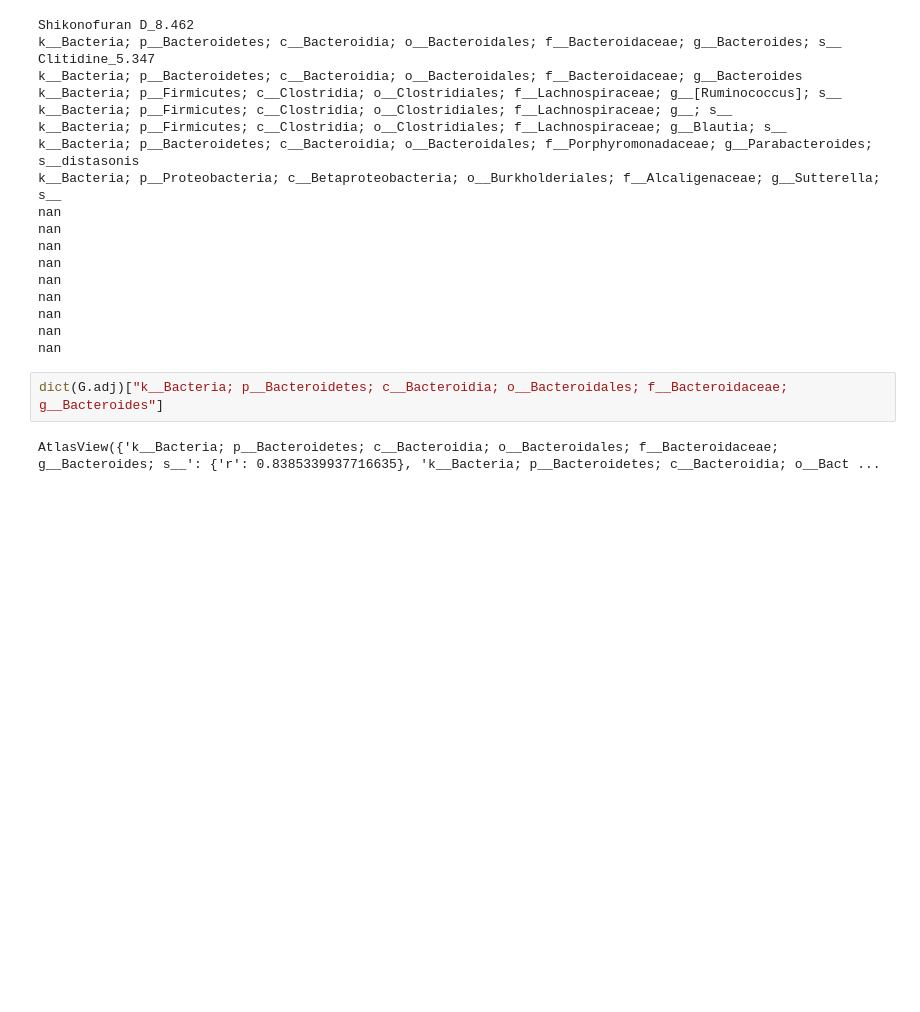
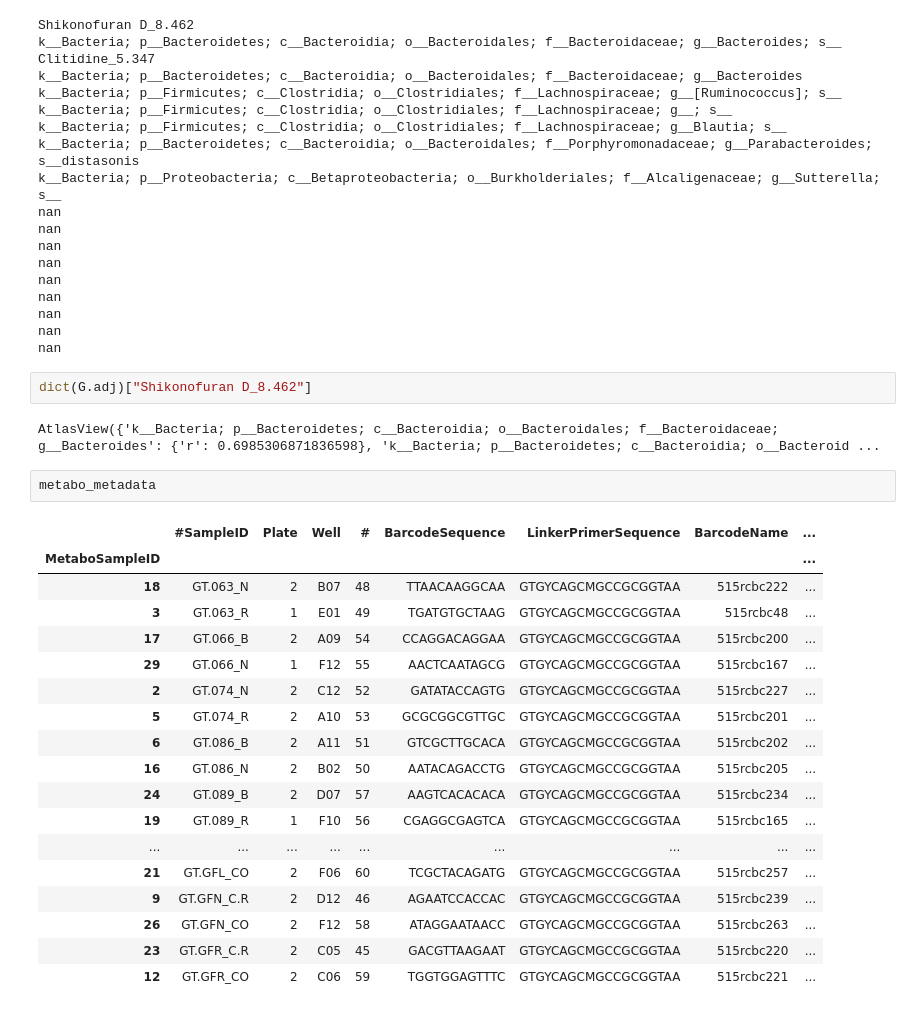
Before and after one commit to sterrettJD/GT-micro-metabo, a Jupyter notebook: analysis/Network.ipynb, the cells around one changed output. Saved outputs shown, nothing was run; the diff lists cells and outputs as text; blank space fills up the shorter version.

```diff
--- a/analysis/Network.ipynb
+++ b/analysis/Network.ipynb
@@ -551,7 +673,28 @@ nan
 nan
 nan
 nan
-# %%
-dict(G.adj)["k__Bacteria; p__Bacteroidetes; c__Bacteroidia; o__Bacteroidales; f__Bacteroidaceae; g__Bacteroides"]
-# %% [output]
-AtlasView({'k__Bacteria; p__Bacteroidetes; c__Bacteroidia; o__Bacteroidales; f__Bacteroidaceae; g__Bacteroides; s__': {'r': 0.8385339937716635}, 'k__Bacteria; p__Bacteroidetes; c__Bacteroidia; o__Bact ...
+# %%
+dict(G.adj)["Shikonofuran D_8.462"]
+# %% [output]
+AtlasView({'k__Bacteria; p__Bacteroidetes; c__Bacteroidia; o__Bacteroidales; f__Bacteroidaceae; g__Bacteroides': {'r': 0.6985306871836598}, 'k__Bacteria; p__Bacteroidetes; c__Bacteroidia; o__Bacteroid ...
+# %%
+metabo_metadata
+# %% [output]
+|  | #SampleID | Plate | Well | # | BarcodeSequence | LinkerPrimerSequence | BarcodeName | ... |
+| MetaboSampleID |  |  |  |  |  |  |  | ... |
+| 18 | GT.063_N | 2 | B07 | 48 | TTAACAAGGCAA | GTGYCAGCMGCCGCGGTAA | 515rcbc222 | ... |
+| 3 | GT.063_R | 1 | E01 | 49 | TGATGTGCTAAG | GTGYCAGCMGCCGCGGTAA | 515rcbc48 | ... |
+| 17 | GT.066_B | 2 | A09 | 54 | CCAGGACAGGAA | GTGYCAGCMGCCGCGGTAA | 515rcbc200 | ... |
+| 29 | GT.066_N | 1 | F12 | 55 | AACTCAATAGCG | GTGYCAGCMGCCGCGGTAA | 515rcbc167 | ... |
+| 2 | GT.074_N | 2 | C12 | 52 | GATATACCAGTG | GTGYCAGCMGCCGCGGTAA | 515rcbc227 | ... |
+| 5 | GT.074_R | 2 | A10 | 53 | GCGCGGCGTTGC | GTGYCAGCMGCCGCGGTAA | 515rcbc201 | ... |
+| 6 | GT.086_B | 2 | A11 | 51 | GTCGCTTGCACA | GTGYCAGCMGCCGCGGTAA | 515rcbc202 | ... |
+| 16 | GT.086_N | 2 | B02 | 50 | AATACAGACCTG | GTGYCAGCMGCCGCGGTAA | 515rcbc205 | ... |
+| 24 | GT.089_B | 2 | D07 | 57 | AAGTCACACACA | GTGYCAGCMGCCGCGGTAA | 515rcbc234 | ... |
+| 19 | GT.089_R | 1 | F10 | 56 | CGAGGCGAGTCA | GTGYCAGCMGCCGCGGTAA | 515rcbc165 | ... |
+| ... | ... | ... | ... | ... | ... | ... | ... | ... |
+| 21 | GT.GFL_CO | 2 | F06 | 60 | TCGCTACAGATG | GTGYCAGCMGCCGCGGTAA | 515rcbc257 | ... |
+| 9 | GT.GFN_C.R | 2 | D12 | 46 | AGAATCCACCAC | GTGYCAGCMGCCGCGGTAA | 515rcbc239 | ... |
+| 26 | GT.GFN_CO | 2 | F12 | 58 | ATAGGAATAACC | GTGYCAGCMGCCGCGGTAA | 515rcbc263 | ... |
+| 23 | GT.GFR_C.R | 2 | C05 | 45 | GACGTTAAGAAT | GTGYCAGCMGCCGCGGTAA | 515rcbc220 | ... |
+| 12 | GT.GFR_CO | 2 | C06 | 59 | TGGTGGAGTTTC | GTGYCAGCMGCCGCGGTAA | 515rcbc221 | ... |
```
Also changed, not shown: parts of 18 cells of this notebook.
